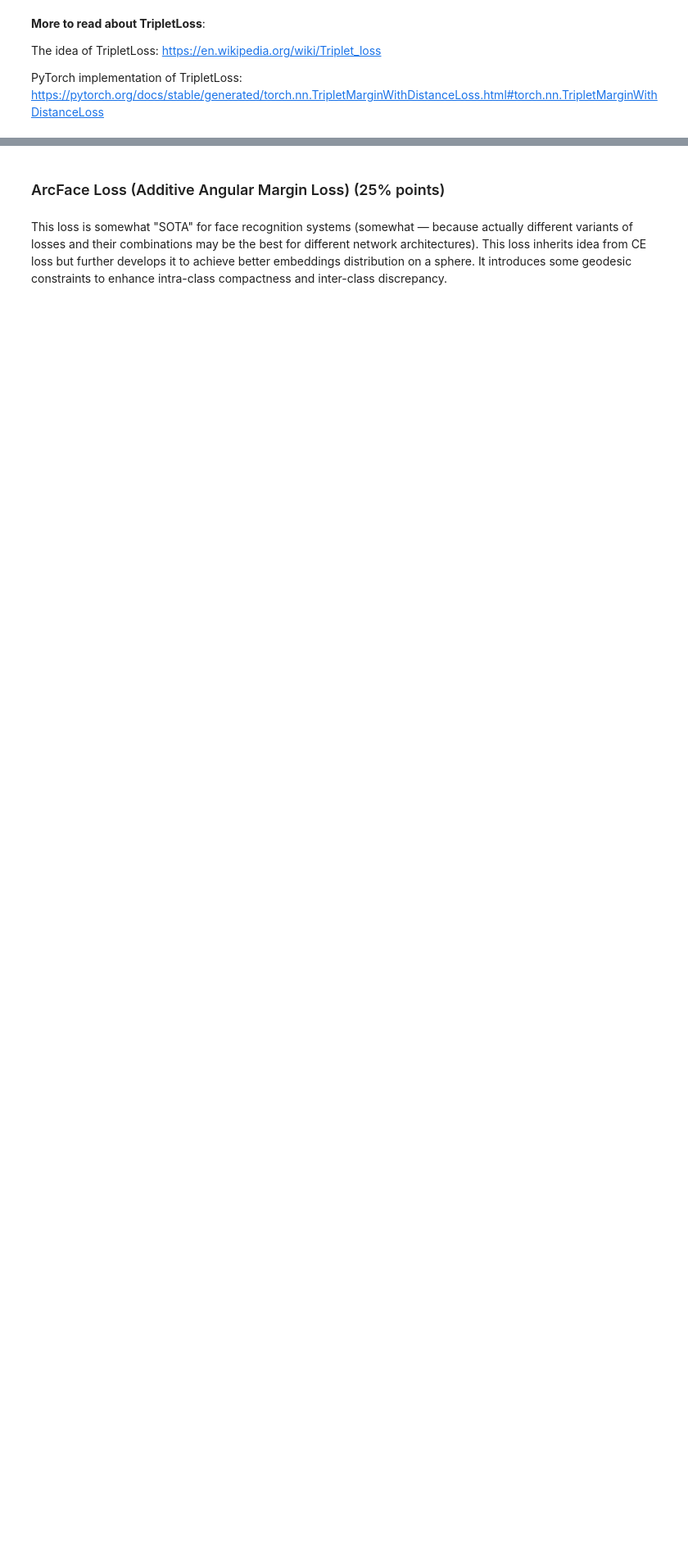
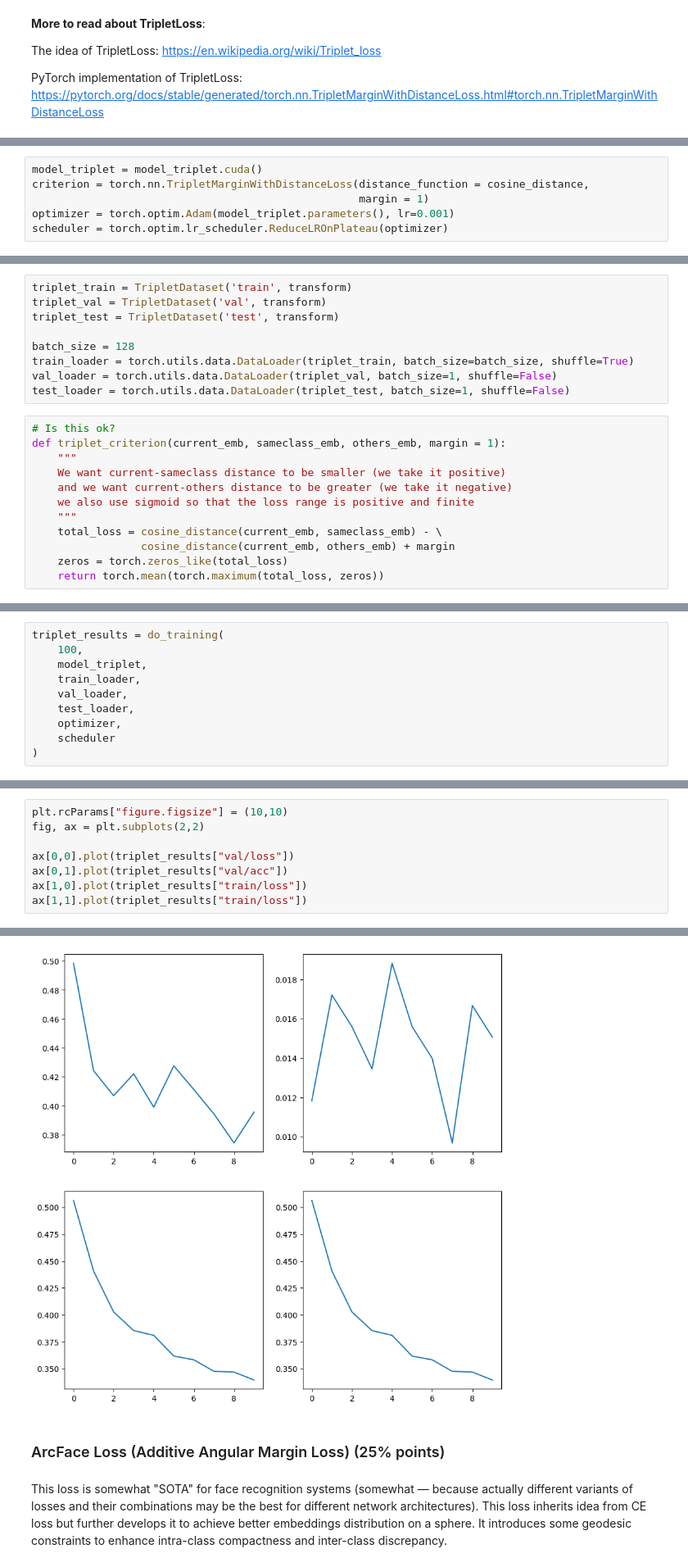
Before and after one commit to nizovskiyka/deep_vision_and_graphics, a Jupyter notebook: homework03/homework-part1-face_recognition.ipynb, the cells around one changed output, grey strips where cells are left out. Shown at 82% size. Saved outputs shown, nothing was run; the diff lists cells and outputs as text; blank space fills up the shorter version.

Commit message:
triplet loss pipeline

```diff
--- a/homework03/homework-part1-face_recognition.ipynb
+++ b/homework03/homework-part1-face_recognition.ipynb
@@ -829,0 +842,6 @@ As we don't have a classification layer in our network, we need a custom procedu
+# %%
+model_triplet = model_triplet.cuda()
+criterion = torch.nn.TripletMarginWithDistanceLoss(distance_function = cosine_distance,
+                                                   margin = 1)
+optimizer = torch.optim.Adam(model_triplet.parameters(), lr=0.001)
+scheduler = torch.optim.lr_scheduler.ReduceLROnPlateau(optimizer)
@@ -829,0 +909,21 @@ As we don't have a classification layer in our network, we need a custom procedu
+# %%
+triplet_train = TripletDataset('train', transform)
+triplet_val = TripletDataset('val', transform)
+triplet_test = TripletDataset('test', transform)
+
+batch_size = 128
+train_loader = torch.utils.data.DataLoader(triplet_train, batch_size=batch_size, shuffle=True)
+val_loader = torch.utils.data.DataLoader(triplet_val, batch_size=1, shuffle=False)
+test_loader = torch.utils.data.DataLoader(triplet_test, batch_size=1, shuffle=False)
+# %%
+# Is this ok?
+def triplet_criterion(current_emb, sameclass_emb, others_emb, margin = 1):
+    """
+    We want current-sameclass distance to be smaller (we take it positive)
+    and we want current-others distance to be greater (we take it negative)
+    we also use sigmoid so that the loss range is positive and finite
+    """
+    total_loss = cosine_distance(current_emb, sameclass_emb) - \
+                 cosine_distance(current_emb, others_emb) + margin
+    zeros = torch.zeros_like(total_loss)
+    return torch.mean(torch.maximum(total_loss, zeros))
@@ -829,0 +1061,10 @@ As we don't have a classification layer in our network, we need a custom procedu
+# %%
+triplet_results = do_training(
+    100,
+    model_triplet,
+    train_loader,
+    val_loader,
+    test_loader,
+    optimizer,
+    scheduler
+)
@@ -829,0 +1075,9 @@ As we don't have a classification layer in our network, we need a custom procedu
+# %%
+plt.rcParams["figure.figsize"] = (10,10)
+fig, ax = plt.subplots(2,2)
+
+ax[0,0].plot(triplet_results["val/loss"])
+ax[0,1].plot(triplet_results["val/acc"])
+ax[1,0].plot(triplet_results["train/loss"])
+ax[1,1].plot(triplet_results["train/loss"])
+# %% [output]
@@ -830,3 +1085,4 @@ As we don't have a classification layer in our network, we need a custom procedu
+[figure, added]
 # %% [markdown]
 ### ArcFace Loss (Additive Angular Margin Loss) (25% points)
 # %% [markdown]
```
Also changed, not shown: parts of 14 cells of this notebook.
